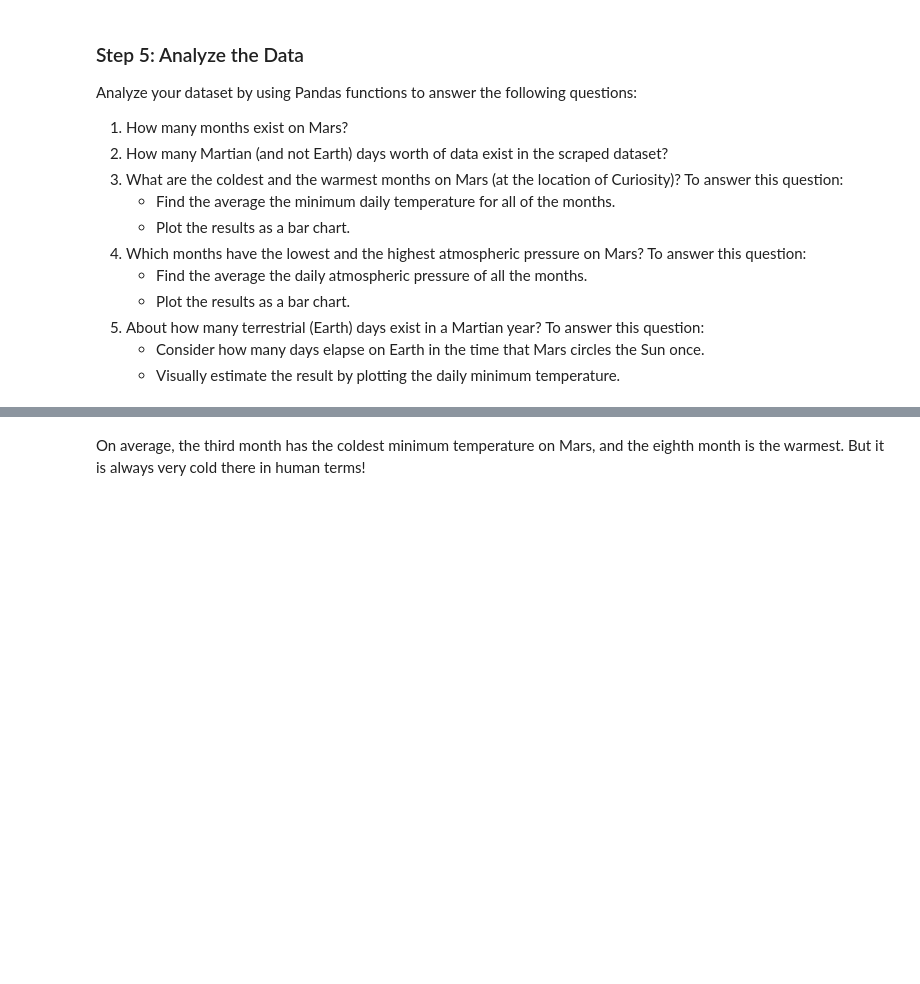
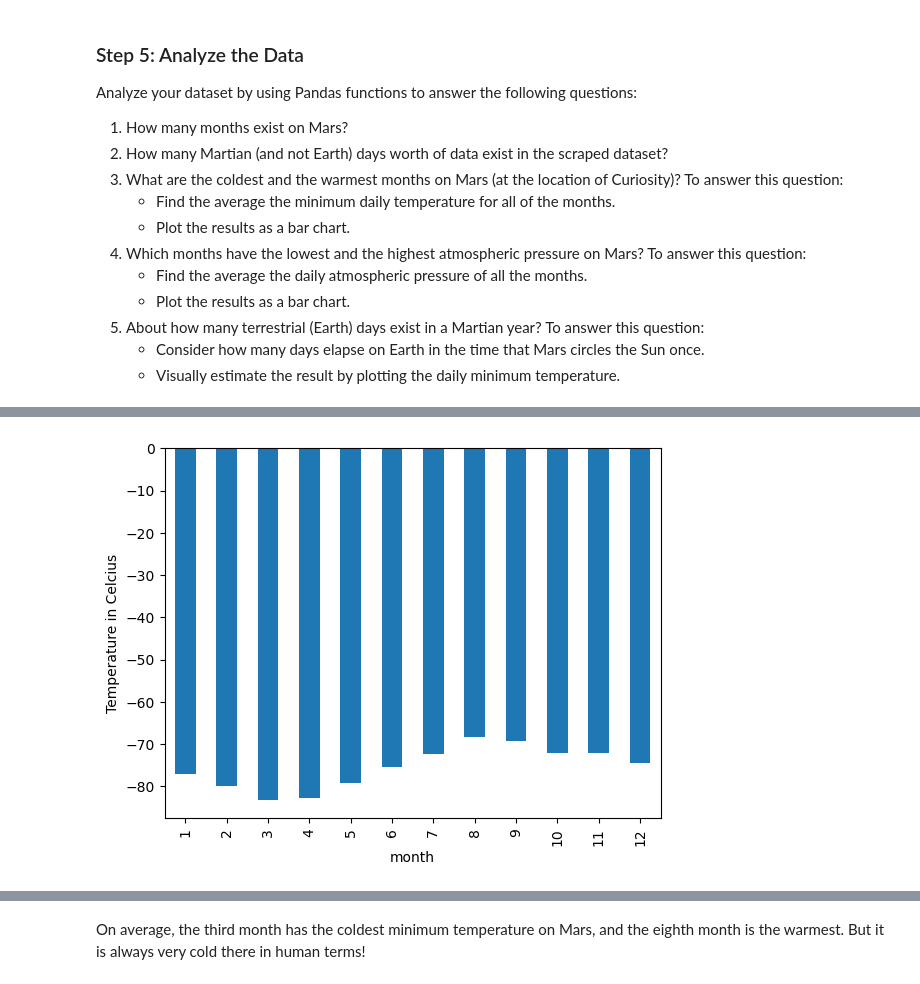
Before and after one commit to JohanaMarie/mars_webScraping, a Jupyter notebook: part_2_mars_weather.ipynb, the cells around one changed output, grey strips where cells are left out. Drawn from its saved outputs; the diff is of its cells as text; code cells hidden in the pictures; blank space fills up the shorter version.

```diff
--- a/part_2_mars_weather.ipynb
+++ b/part_2_mars_weather.ipynb
@@ -94,0 +103,10 @@ Examine the data types that are currently associated with each column. If necess
+# %%
+# Change data types for data analysis
+mars_df['id'] = mars_df['id'].astype(int)
+mars_df['terrestrial_date'] = pd.to_datetime(mars_df['terrestrial_date'])
+mars_df['sol'] = mars_df['sol'].astype(int)
+mars_df['ls'] = mars_df['ls'].astype(float)
+mars_df['month'] = mars_df['month'].astype(int)
+mars_df['min_temp'] = mars_df['min_temp'].astype(float)
+mars_df['pressure'] = mars_df['pressure'].astype(float)
+mars_df.dtypes
@@ -117,2 +162,4 @@ Analyze your dataset by using Pandas functions to answer the following questions
 # %%
 # 3. What is the average low temperature by month?
+average_low_temp_by_month = mars_df.groupby('month')['min_temp'].mean()
+average_low_temp_by_month
@@ -119,4 +181,10 @@ Analyze your dataset by using Pandas functions to answer the following questions
 # %%
 # Plot the average temperature by month
+average_low_temp_by_month.plot(kind='bar')
+plt.xlabel('month')
+plt.ylabel('Temperature in Celcius')
+plt.show()
+# %% [output]
+[figure, added]
 # %%
 # Identify the coldest and hottest months in Curiosity's location
```
Also changed, not shown: parts of 13 cells of this notebook, 1 other file.
